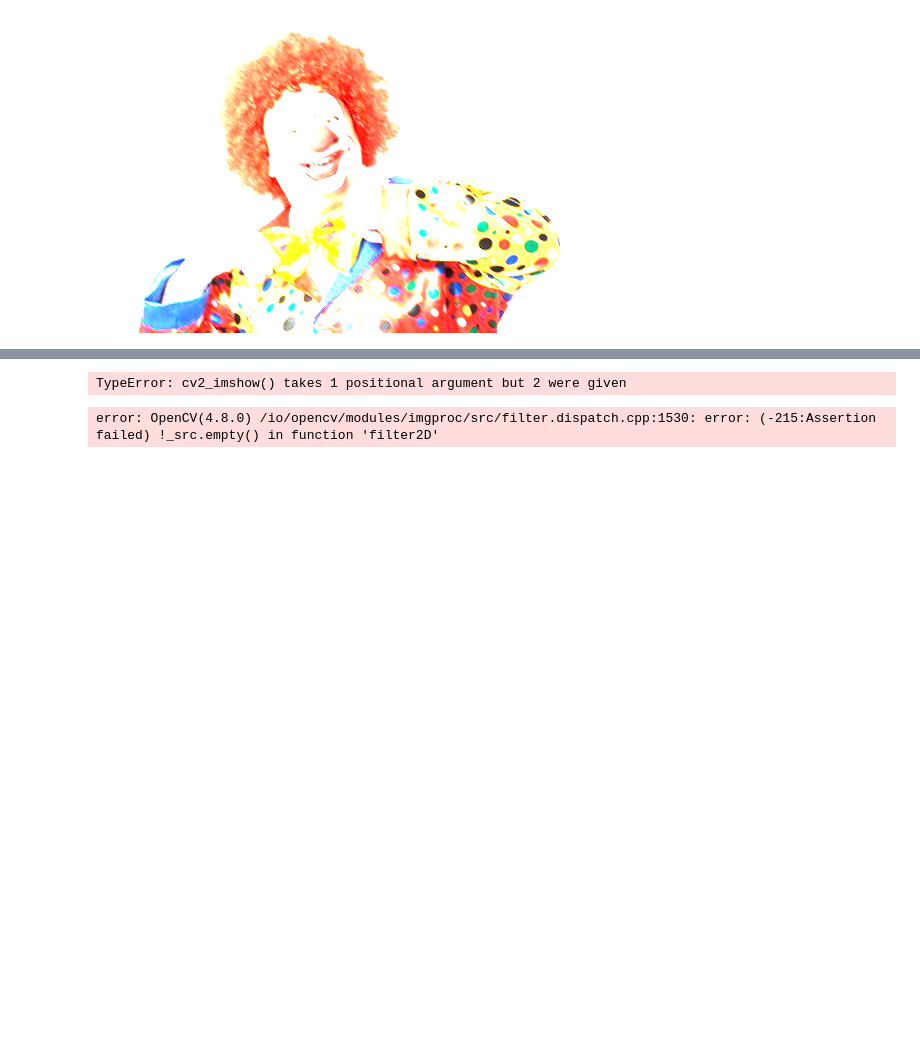
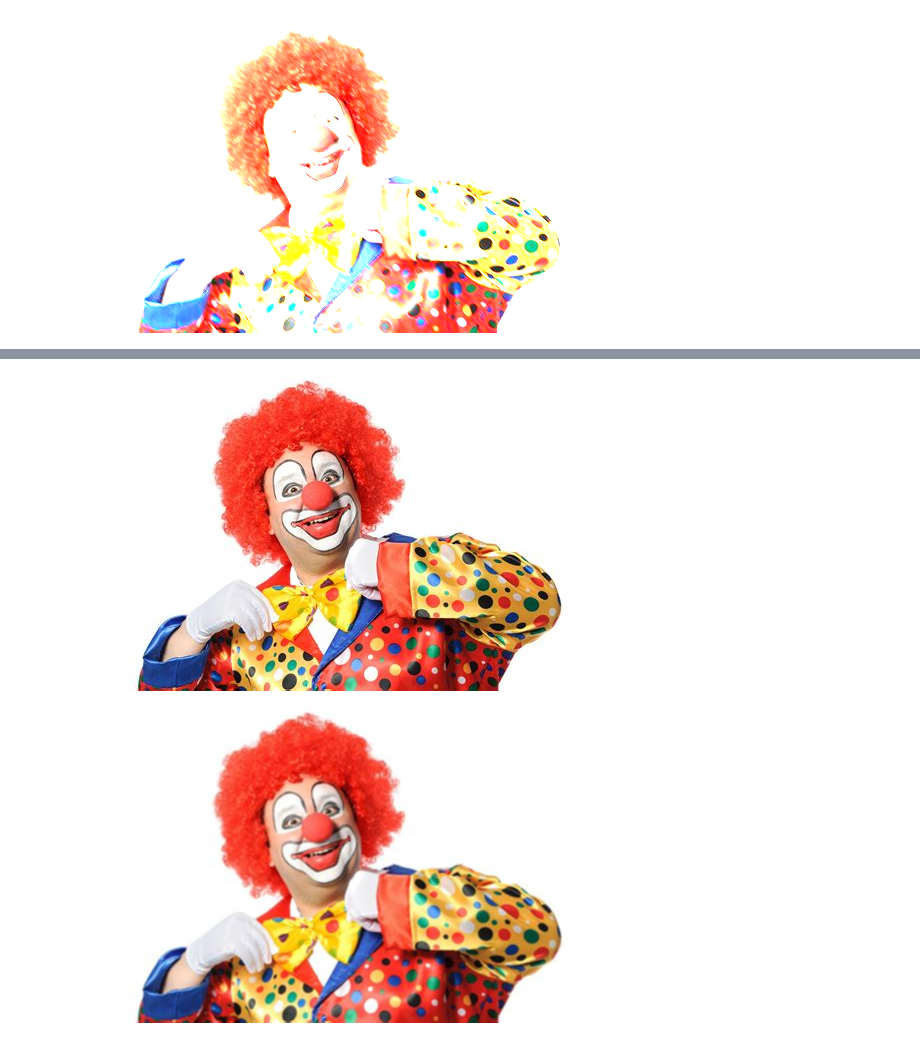
Before and after one commit to Akshithaa25/CV_502, a Jupyter notebook: 2348502_Prg_2_correlation_and_convolution_operation.ipynb, the cells around one changed output, grey strips where cells are left out. Cells and saved outputs as stored; diff of their text form; code cells hidden in the pictures; blank space fills up the shorter version.

```diff
--- a/2348502_Prg_2_correlation_and_convolution_operation.ipynb
+++ b/2348502_Prg_2_correlation_and_convolution_operation.ipynb
@@ -44,61 +59,26 @@ cv2.destroyAllWindows()
 # %%
-|# Define the kernels
-
-
-edge_detection_kernel = np.array([[-1, -1, -1],
-                                  [-1, 8, -1],
-                                  [-1, -1, -1]])
-
-sharpen_kernel = np.array([[0, -1, 0],
-                            [-1, 5, -1],
-                            [0, -1, 0]])
-
-box_blur_kernel = np.ones((3, 3)) / 9
-
 gaussian_blur_kernel = np.array([[1, 2, 1],
                                  [2, 4, 2],
                                  [1, 2, 1]]) / 16
 
-# Apply the kernels to the image using filter2D
-identity_output = cv2.filter2D(image, -1, identity_kernel)
-edge_detection_output = cv2.filter2D(image, -1, edge_detection_kernel)
-sharpen_output = cv2.filter2D(image, -1, sharpen_kernel)
-box_blur_output = cv2.filter2D(image, -1, box_blur_kernel)
 gaussian_blur_output = cv2.filter2D(image, -1, gaussian_blur_kernel)
 
-# Apply the kernels to the image using convolve
-identity_output_convolve = convolve(image, identity_kernel, mode='same')
-edge_detection_output_convolve = convolve(image, edge_detection_kernel, mode='same')
-sharpen_output_convolve = convolve(image, sharpen_kernel, mode='same')
-box_blur_output_convolve = convolve(image, box_blur_kernel, mode='same')
-gaussian_blur_output_convolve = convolve(image, gaussian_blur_kernel, mode='same')
+# # Apply the kernels to the image using convolve
+# identity_output_convolve = convolve(image, identity_kernel, mode='same')
+# edge_detection_output_convolve = convolve(image, edge_detection_kernel, mode='same')
+# sharpen_output_convolve = convolve(image, sharpen_kernel, mode='same')
+# box_blur_output_convolve = convolve(image, box_blur_kernel, mode='same')
+# gaussian_blur_output_convolve = convolve(image, gaussian_blur_kernel, mode='same')
 
-# Display the original and output images
-cv2_imshow('Original Image', image)
-cv2_imshow('Identity Output', identity_output)
-cv2_imshow('Edge Detection Output', edge_detection_output)
-cv2_imshow('Sharpen Output', sharpen_output)
-cv2_imshow('Box Blur Output', box_blur_output)
-cv2_imshow('Gaussian Blur Output', gaussian_blur_output)
-cv2_imshow('Identity Output Convolve', identity_output_convolve)
-cv2_imshow('Edge Detection Output Convolve', edge_detection_output_convolve)
-cv2_imshow('Sharpen Output Convolve', sharpen_output_convolve)
-cv2_imshow('Box Blur Output Convolve', box_blur_output_convolve)
-cv2_imshow('Gaussian Blur Output Convolve', gaussian_blur_output_convolve)
-cv2.waitKey(0)
-cv2.destroyAllWindows()
+cv2_imshow(image)
+cv2_imshow(gaussian_blur_output)
+# cv2_imshow('Identity Output Convolve', identity_output_convolve)
+# cv2_imshow('Edge Detection Output Convolve', edge_detection_output_convolve)
+# cv2_imshow('Sharpen Output Convolve', sharpen_output_convolve)
+# cv2_imshow('Box Blur Output Convolve', box_blur_output_convolve)
+# cv2_imshow('Gaussian Blur Output Convolve', gaussian_blur_output_convolve)
+# cv2.waitKey(0)
+# cv2.destroyAllWindows()
 # %% [output]
-TypeError: cv2_imshow() takes 1 positional argument but 2 were given
+[figure, added]
+[figure, added]
-# %%
-
-# Apply the kernels to the image using filter2D
-identity_output = cv2.filter2D(image, -1, identity_kernel)
-
-# Display the original and output images
-cv2.imshow('Original Image', image)
-cv2.imshow('Identity Output', identity_output)
-
-cv2.waitKey(0)
-cv2.destroyAllWindows()
-# %% [output]
-error: OpenCV(4.8.0) /io/opencv/modules/imgproc/src/filter.dispatch.cpp:1530: error: (-215:Assertion failed) !_src.empty() in function 'filter2D'
```
Also changed, not shown: parts of 5 cells of this notebook.
